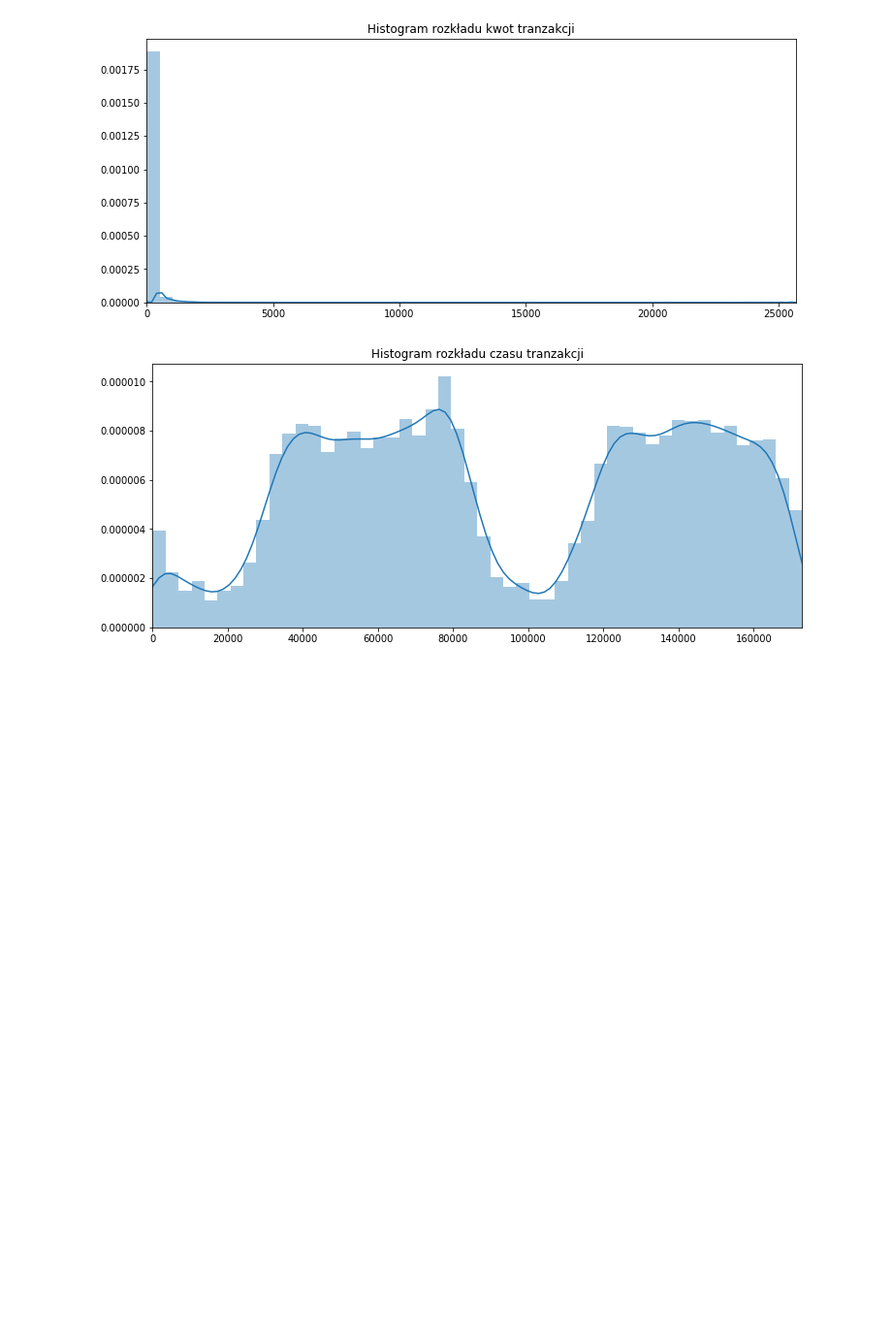
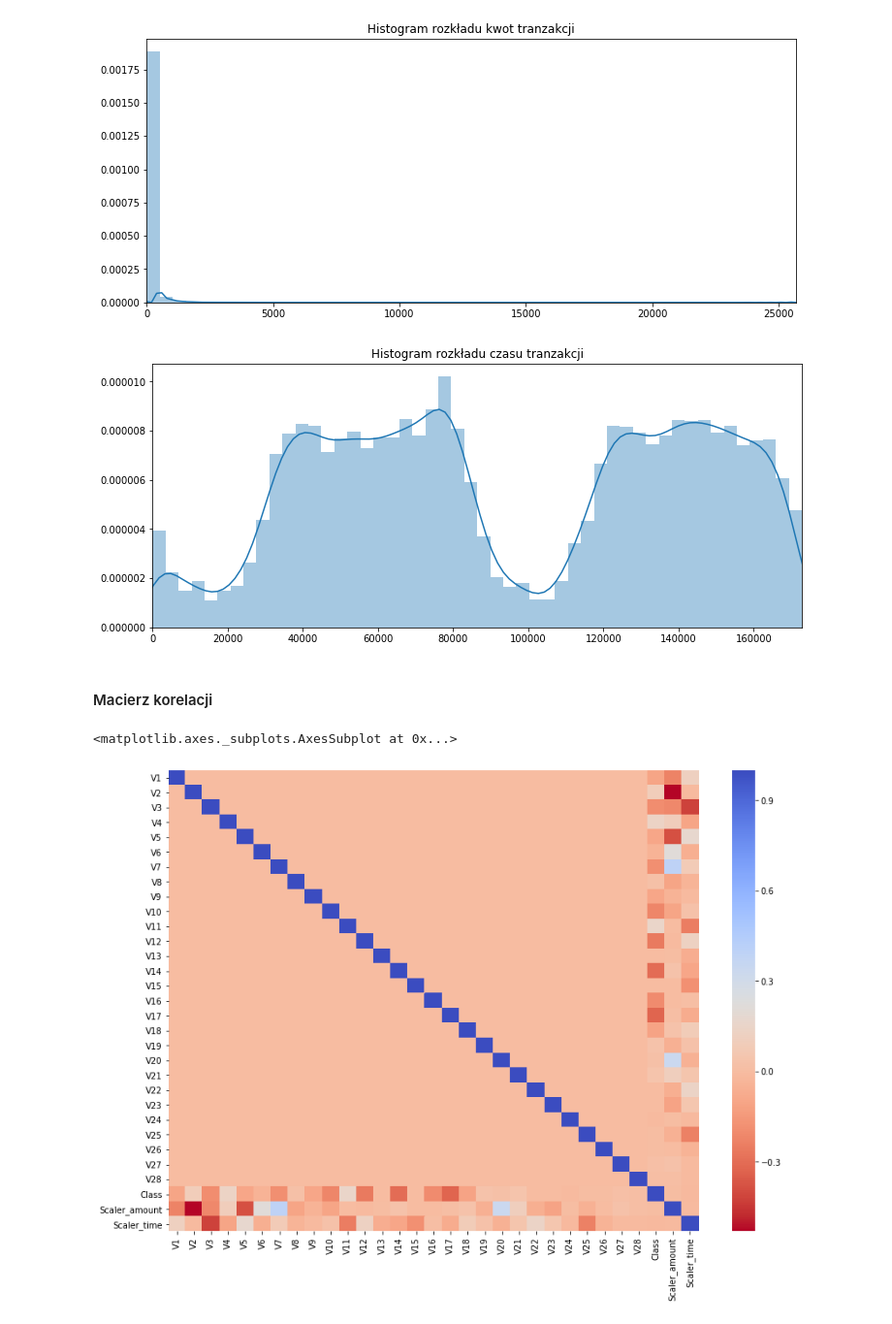
Before and after one commit to Krukrukk/Credit-Card-Fraud-Detection, a Jupyter notebook: Credit_Card_Fraud_Detection.ipynb, the cells around one changed output. Shown at 97% size. Drawn from its saved outputs; the diff is of its cells as text; code cells hidden in the pictures; blank space fills up the shorter version.

```diff
--- a/Credit_Card_Fraud_Detection.ipynb
+++ b/Credit_Card_Fraud_Detection.ipynb
@@ -86,3 +128,12 @@ draw_histogram(df.Time.values, 'Histogram rozkładu czasu tranzakcji')
 # %% [output]
 [figure]
 [figure]
+# %% [markdown]
+#### Macierz korelacji
+# %%
+plt.figure(figsize=(14,10))
+corr = df.corr()
+sns.heatmap(corr, cmap='coolwarm_r', annot_kws={'size':20})
+# %% [output]
+<matplotlib.axes._subplots.AxesSubplot at 0x...>
+[figure, added]
```
Also changed, not shown: parts of 21 cells of this notebook.
